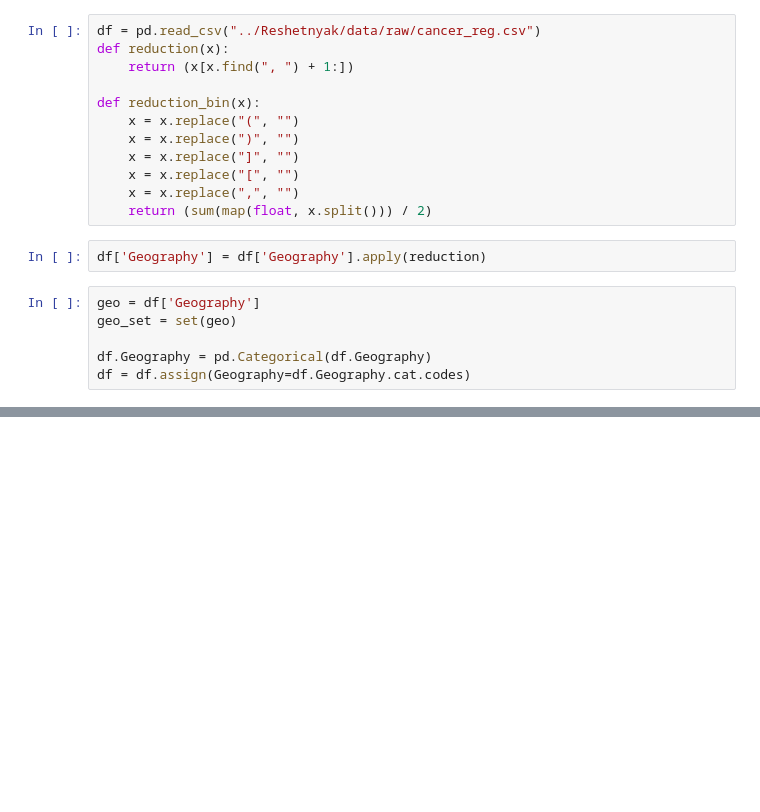
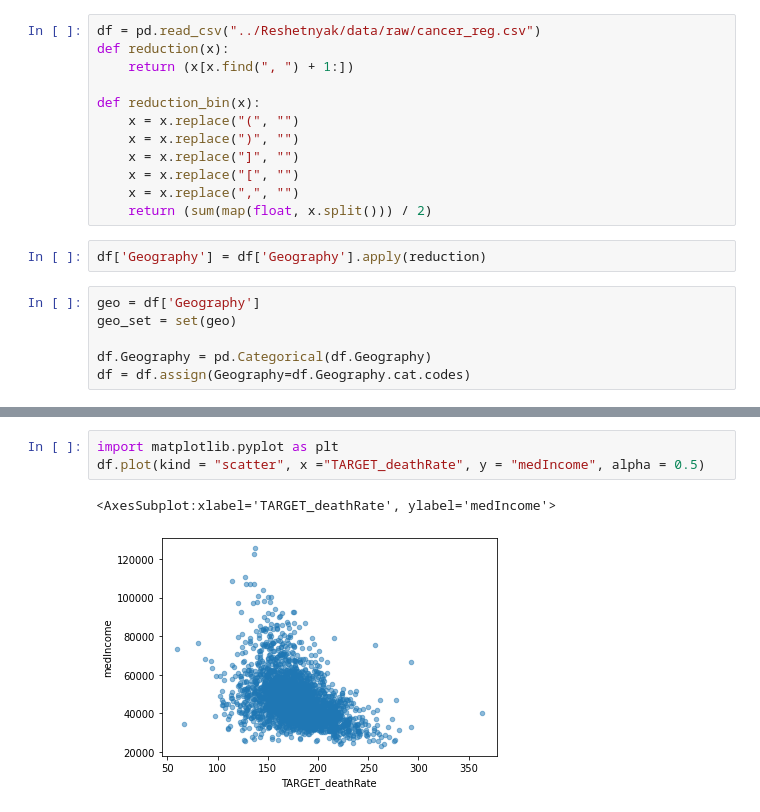
Before and after one commit to LlirikOknessu/MachineLearningCourseLabs, a Jupyter notebook: Reshetnyak/Analysys.ipynb, the cells around one changed output, grey strips where cells are left out. Cells and saved outputs as stored; diff of their text form; blank space fills up the shorter version.

```diff
--- a/Reshetnyak/Analysys.ipynb
+++ b/Reshetnyak/Analysys.ipynb
@@ -48,3 +48,9 @@ ax = sb.heatmap(corr, annot=True)
 plt.show()
 # %% [output]
 [figure]
+# %%
+import matplotlib.pyplot as plt
+df.plot(kind = "scatter", x ="TARGET_deathRate", y = "medIncome", alpha = 0.5)
+# %% [output]
+<AxesSubplot:xlabel='TARGET_deathRate', ylabel='medIncome'>
+[figure, added]
```
Also changed, not shown: parts of 5 cells of this notebook, 25 other files.
